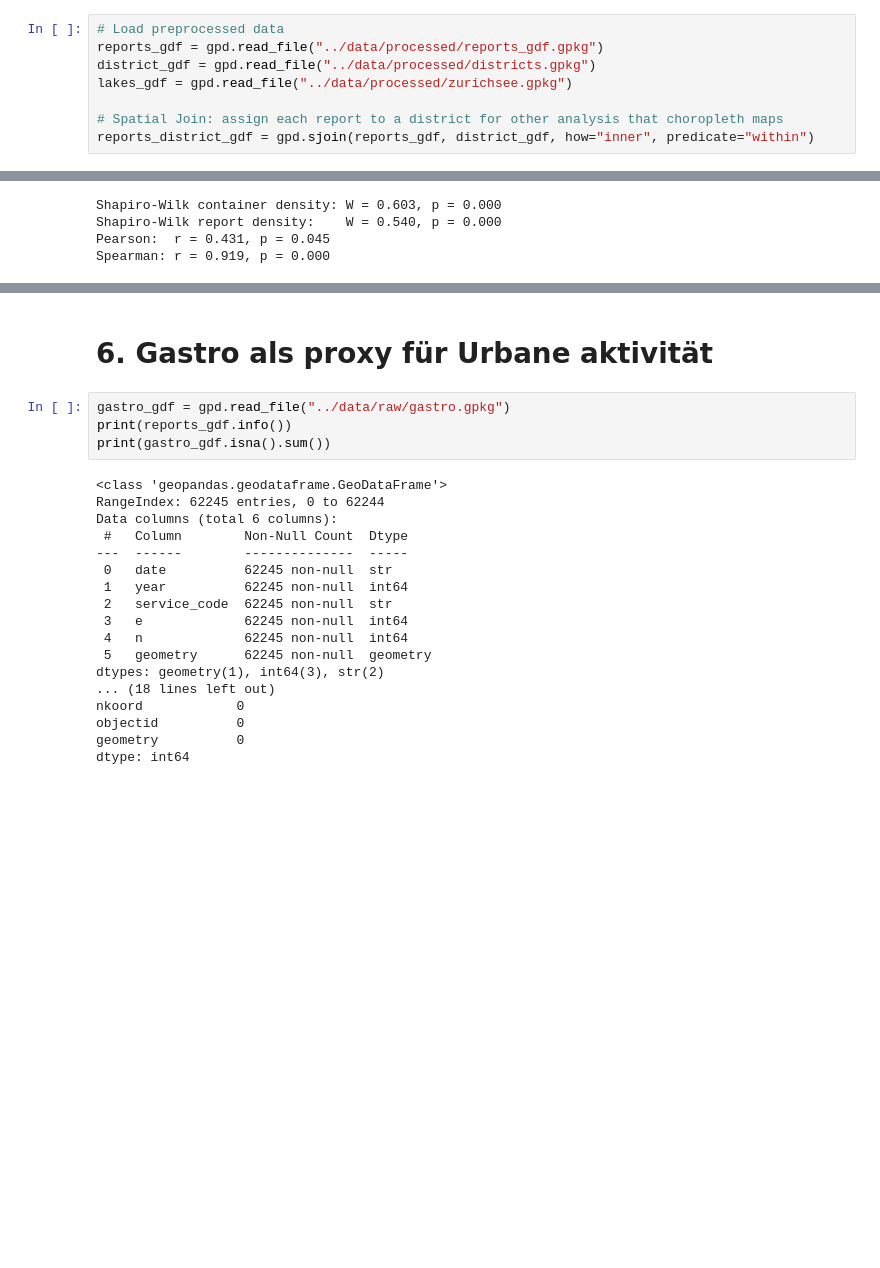
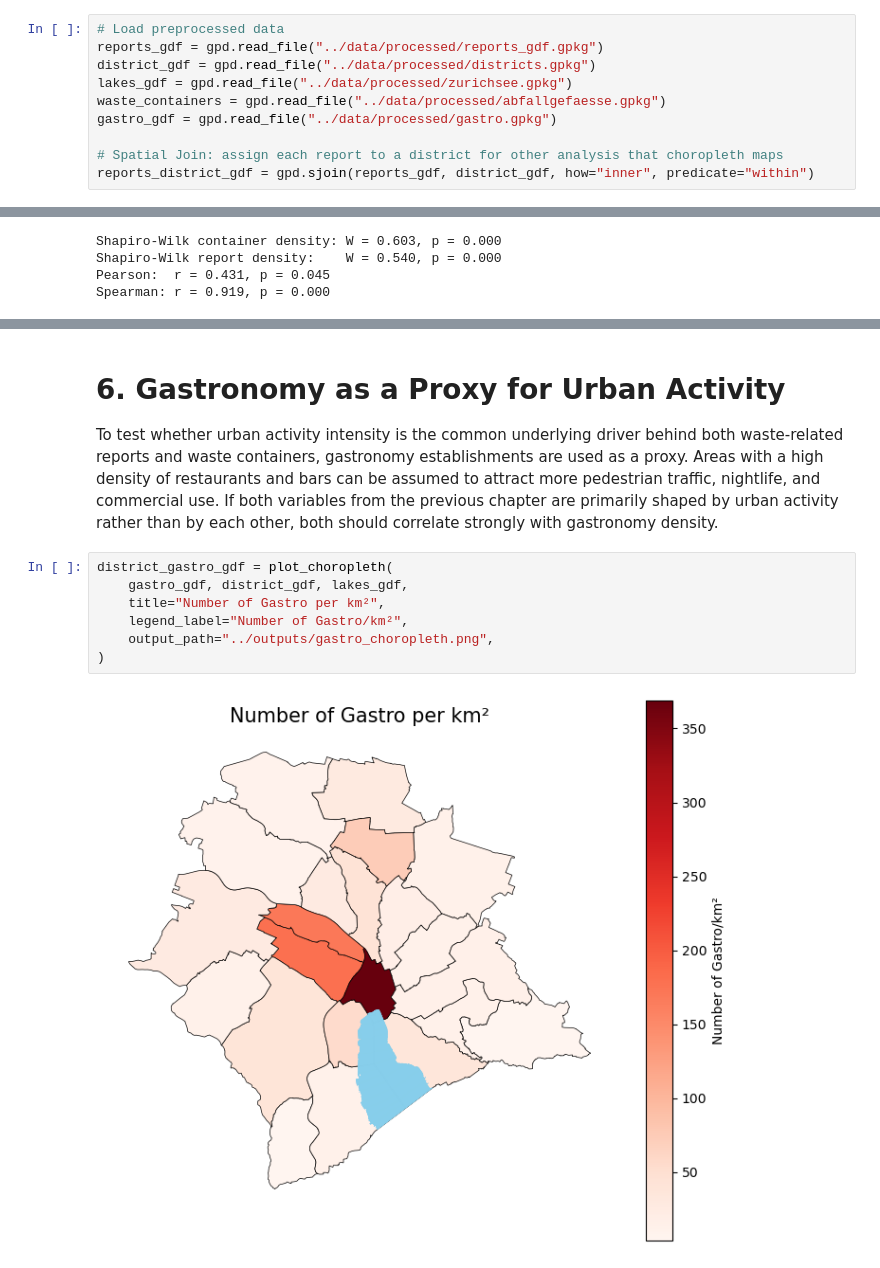
Before and after one commit to fabianott/zueriwieneu_spatial_analysis, a Jupyter notebook: notebooks/spatial_analysis.ipynb, the cells around one changed output, grey strips where cells are left out. Drawn from its saved outputs; the diff is of its cells as text; blank space fills up the shorter version.

Commit message:
gastro as a proxy for urban axtivity

```diff
--- a/notebooks/spatial_analysis.ipynb
+++ b/notebooks/spatial_analysis.ipynb
@@ -25,6 +25,8 @@ Before conducting the analysis, the reports data is spatially joined with Zurich
 reports_gdf = gpd.read_file("../data/processed/reports_gdf.gpkg")
 district_gdf = gpd.read_file("../data/processed/districts.gpkg")
 lakes_gdf = gpd.read_file("../data/processed/zurichsee.gpkg")
+waste_containers = gpd.read_file("../data/processed/abfallgefaesse.gpkg")
+gastro_gdf = gpd.read_file("../data/processed/gastro.gpkg")
 
 # Spatial Join: assign each report to a district for other analysis that choropleth maps
 reports_district_gdf = gpd.sjoin(reports_gdf, district_gdf, how="inner", predicate="within")
@@ -364,24 +366,12 @@ The positive direction of the correlation may appear counterintuitive at first g
 # %% [markdown]
-# 6. Gastro als proxy für Urbane aktivität
+# 6. Gastronomy as a Proxy for Urban Activity
+To test whether urban activity intensity is the common underlying driver behind both waste-related reports and waste containers, gastronomy establishments are used as a proxy. Areas with a high density of restaurants and bars can be assumed to attract more pedestrian traffic, nightlife, and commercial use. If both variables from the previous chapter are primarily shaped by urban activity rather than by each other, both should correlate strongly with gastronomy density.
 # %%
-gastro_gdf = gpd.read_file("../data/raw/gastro.gpkg")
-print(reports_gdf.info())
-print(gastro_gdf.isna().sum())
+district_gastro_gdf = plot_choropleth(
+    gastro_gdf, district_gdf, lakes_gdf,
+    title="Number of Gastro per km²",
+    legend_label="Number of Gastro/km²",
+    output_path="../outputs/gastro_choropleth.png",
+)
 # %% [output]
-<class 'geopandas.geodataframe.GeoDataFrame'>
-RangeIndex: 62245 entries, 0 to 62244
-Data columns (total 6 columns):
- #   Column        Non-Null Count  Dtype
----  ------        --------------  -----
- 0   date          62245 non-null  str
- 1   year          62245 non-null  int64
- 2   service_code  62245 non-null  str
- 3   e             62245 non-null  int64
- 4   n             62245 non-null  int64
- 5   geometry      62245 non-null  geometry
-dtypes: geometry(1), int64(3), str(2)
-... (18 lines left out)
-nkoord            0
-objectid          0
-geometry          0
-dtype: int64
+[figure, added]
```
Also changed, not shown: parts of 6 cells of this notebook, 5 other files.
